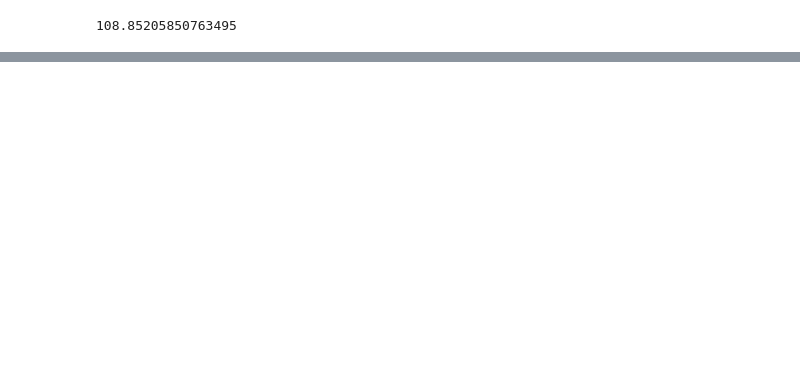
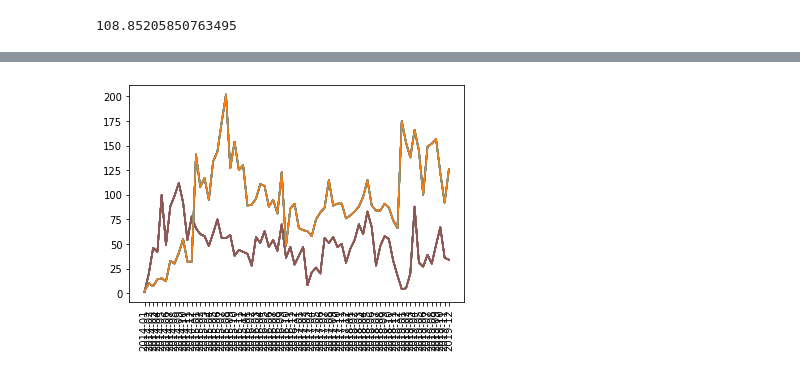
Before and after one commit to berrondo/ds-redm, a Jupyter notebook: df2.ipynb, the cells around one changed output, grey strips where cells are left out. Cells and saved outputs as stored; diff of their text form; code cells hidden in the pictures; blank space fills up the shorter version.

```diff
--- a/df2.ipynb
+++ b/df2.ipynb
@@ -51,16 +102,19 @@ plt.show()
 # %%
 no_periodo = df2.ano_mes.between('2014-01', '2019-12')
 intervalo = ['ano_mes']
 
 com_onus = (df2.para.str.contains('com ônus'))
 sem_onus = (df2.para.str.contains('sem ônus'))
 
 tpco = df2[no_periodo & com_onus].groupby(intervalo).count()
 tpso = df2[no_periodo & sem_onus].groupby(intervalo).count()
 
 plt.plot(tpco)
 plt.plot(tpso)
+plt.xticks(rotation=90)
 plt.show()
+# %% [output]
+[figure, added]
 # %%
 x = df2.loc[(df2.tipo!='mae')].groupby(['demanda']).acum_dias
 
```
Also changed, not shown: parts of 10 cells of this notebook.
